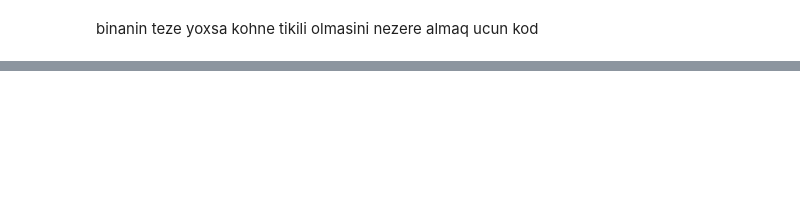
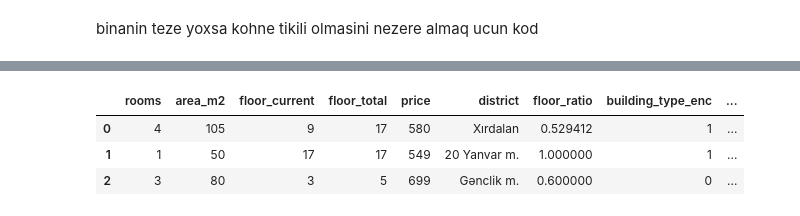
Before and after one commit to VahidQurbanov/bina_rent_price_prediction, a Jupyter notebook: notebooks/02_eda.ipynb, the cells around one changed output, grey strips where cells are left out. Saved outputs shown, nothing was run; the diff lists cells and outputs as text; code cells hidden in the pictures; blank space fills up the shorter version.

```diff
--- a/notebooks/02_eda.ipynb
+++ b/notebooks/02_eda.ipynb
@@ -96,0 +110,25 @@ df[['city','district']].head(10)
+# %%
+# 1% və 99% quantiles
+price_min, price_max = df['price'].quantile([0.01, 0.99])
+area_min, area_max = df['area_m2'].quantile([0.01, 0.99])
+rooms_min, rooms_max = df['rooms'].quantile([0.01, 0.99])
+
+# Optional: hard-coded min/max to include reasonable higher values
+# price_min = max(price_min, 200)       # minimal qiymət 200 AZN-dən aşağı olmasın
+price_max = min(price_max, 2500)      # maksimal qiymət 2000 AZN-dən yüksək olmasın
+
+print(f"Price 1%-99%: {price_min} — {price_max}")
+print(f"Area 1%-99%: {area_min} — {area_max}")
+print(f"Rooms 1%-99%: {rooms_min} — {rooms_max}")
+
+# Filter dataset
+df_clean = df[
+    df['price'].between(price_min, price_max) &
+    df['area_m2'].between(area_min, area_max) &
+    df['rooms'].between(rooms_min, rooms_max) &
+    (df['floor_current'] <= df['floor_total'])
+].copy()
+
+df_clean.reset_index(drop=True, inplace=True)
+print("Before cleaning:", df.shape)
+print("After cleaning:", df_clean.shape)
@@ -96,0 +186,25 @@ df[['city','district']].head(10)
+# %%
+df_model = df_clean.copy()
+
+# Floor ratio
+df_model['floor_ratio'] = df_model['floor_current'] / df_model['floor_total']
+
+# Encode building type
+df_model['building_type_enc'] = df_model['building_type'].map({'Kohne tikili': 0, 'Teze tikili': 1})
+
+# Encode city (Bakı / Other)
+df_model['is_baku'] = (df_model['city'] == 'Bakı').astype(int)
+
+# Target Encoding for district
+# df_model['district_enc'] = df_model.groupby('district')['price'].transform('mean')
+# bu kod Data leakage e sebeb oldugu ucun commente saliram
+
+# Drop old categorical columns
+df_model.drop(columns=['city','building_type'], inplace=True)
+
+df_model.head(3)
+# %% [output]
+|  | rooms | area_m2 | floor_current | floor_total | price | district | floor_ratio | building_type_enc | ... |
+| 0 | 4 | 105 | 9 | 17 | 580 | Xırdalan | 0.529412 | 1 | ... |
+| 1 | 1 | 50 | 17 | 17 | 549 | 20 Yanvar m. | 1.000000 | 1 | ... |
+| 2 | 3 | 80 | 3 | 5 | 699 | Gənclik m. | 0.600000 | 0 | ... |
```
Also changed, not shown: parts of 31 cells of this notebook, 5 other files.
